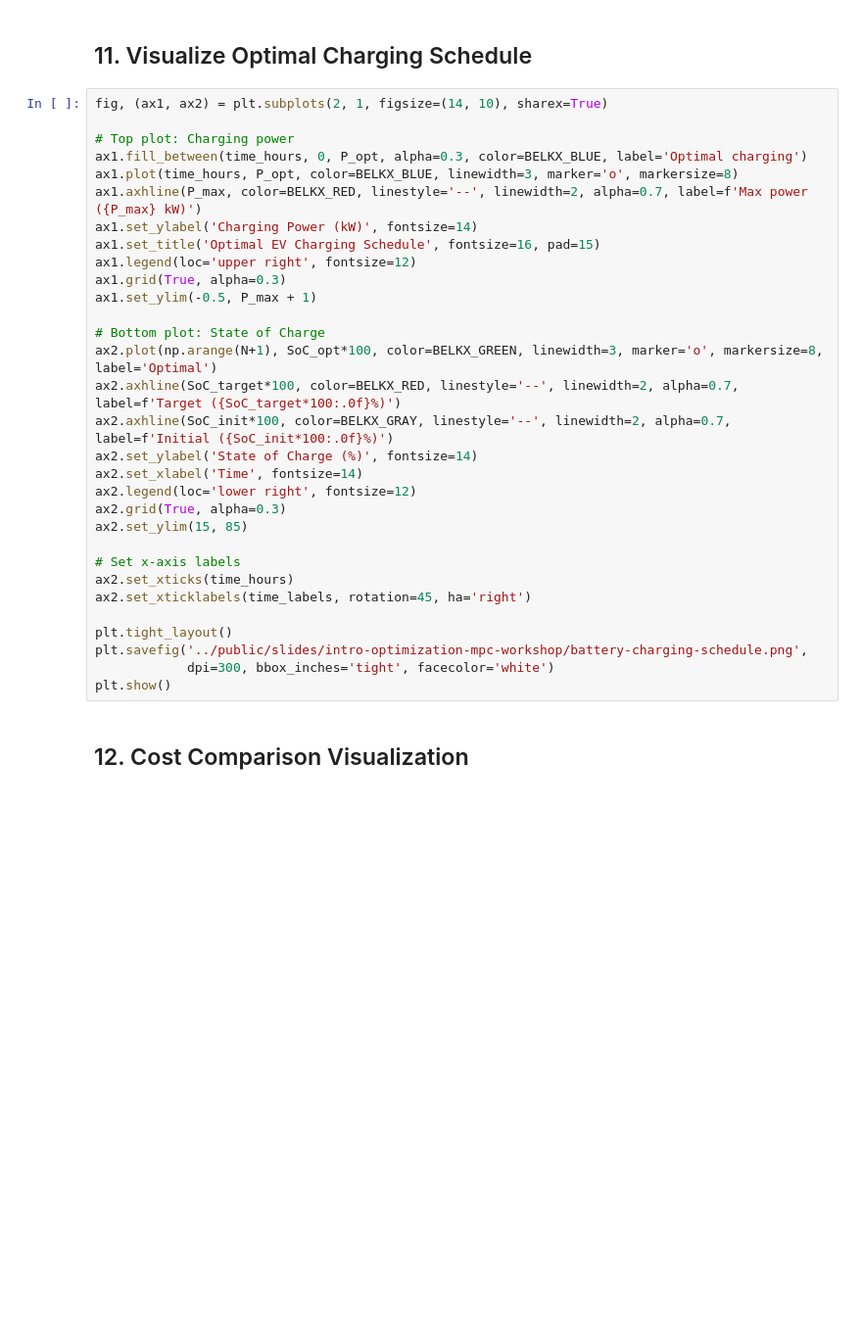
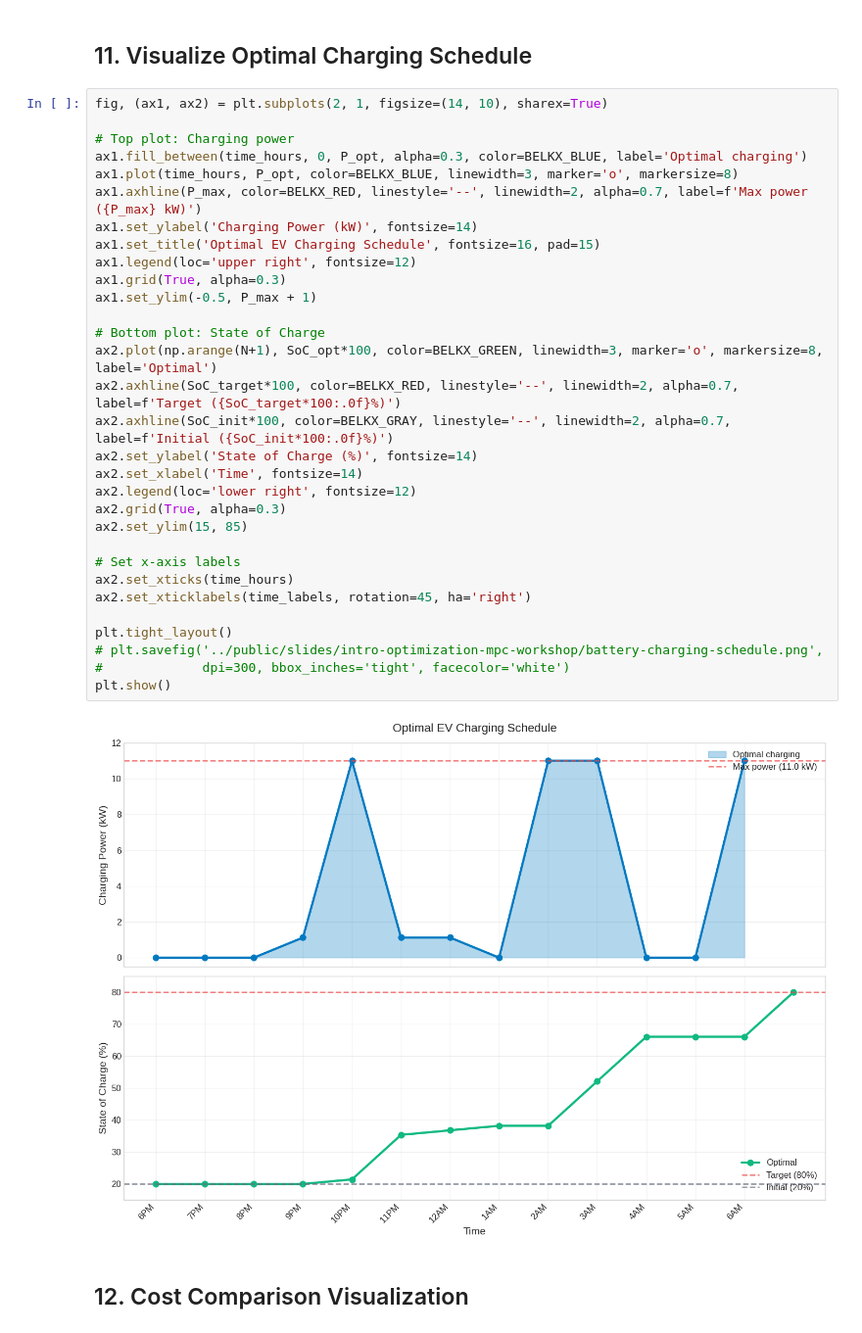
Before and after one commit to misarb/workshop_casadi, a Jupyter notebook: notebooks/01_ev_battery_charging.ipynb, the cells around one changed output. Shown at 98% size. Cells and saved outputs as stored; diff of their text form; blank space fills up the shorter version.

```diff
--- a/notebooks/01_ev_battery_charging.ipynb
+++ b/notebooks/01_ev_battery_charging.ipynb
@@ -304,34 +375,36 @@ print(f"   Annual savings (365 days): ${(cost_immediate - cost_opt)*365:.2f}")
 # %%
 fig, (ax1, ax2) = plt.subplots(2, 1, figsize=(14, 10), sharex=True)
 
 # Top plot: Charging power
 ax1.fill_between(time_hours, 0, P_opt, alpha=0.3, color=BELKX_BLUE, label='Optimal charging')
 ax1.plot(time_hours, P_opt, color=BELKX_BLUE, linewidth=3, marker='o', markersize=8)
 ax1.axhline(P_max, color=BELKX_RED, linestyle='--', linewidth=2, alpha=0.7, label=f'Max power ({P_max} kW)')
 ax1.set_ylabel('Charging Power (kW)', fontsize=14)
 ax1.set_title('Optimal EV Charging Schedule', fontsize=16, pad=15)
 ax1.legend(loc='upper right', fontsize=12)
 ax1.grid(True, alpha=0.3)
 ax1.set_ylim(-0.5, P_max + 1)
 
 # Bottom plot: State of Charge
 ax2.plot(np.arange(N+1), SoC_opt*100, color=BELKX_GREEN, linewidth=3, marker='o', markersize=8, label='Optimal')
 ax2.axhline(SoC_target*100, color=BELKX_RED, linestyle='--', linewidth=2, alpha=0.7, label=f'Target ({SoC_target*100:.0f}%)')
 ax2.axhline(SoC_init*100, color=BELKX_GRAY, linestyle='--', linewidth=2, alpha=0.7, label=f'Initial ({SoC_init*100:.0f}%)')
 ax2.set_ylabel('State of Charge (%)', fontsize=14)
 ax2.set_xlabel('Time', fontsize=14)
 ax2.legend(loc='lower right', fontsize=12)
 ax2.grid(True, alpha=0.3)
 ax2.set_ylim(15, 85)
 
 # Set x-axis labels
 ax2.set_xticks(time_hours)
 ax2.set_xticklabels(time_labels, rotation=45, ha='right')
 
 plt.tight_layout()
-plt.savefig('../public/slides/intro-optimization-mpc-workshop/battery-charging-schedule.png',
-            dpi=300, bbox_inches='tight', facecolor='white')
+# plt.savefig('../public/slides/intro-optimization-mpc-workshop/battery-charging-schedule.png',
+#             dpi=300, bbox_inches='tight', facecolor='white')
 plt.show()
+# %% [output]
+[figure, added]
 # %% [markdown]
 ## 12. Cost Comparison Visualization
 # %%
```
Also changed, not shown: parts of 10 cells of this notebook, 5 other files.
